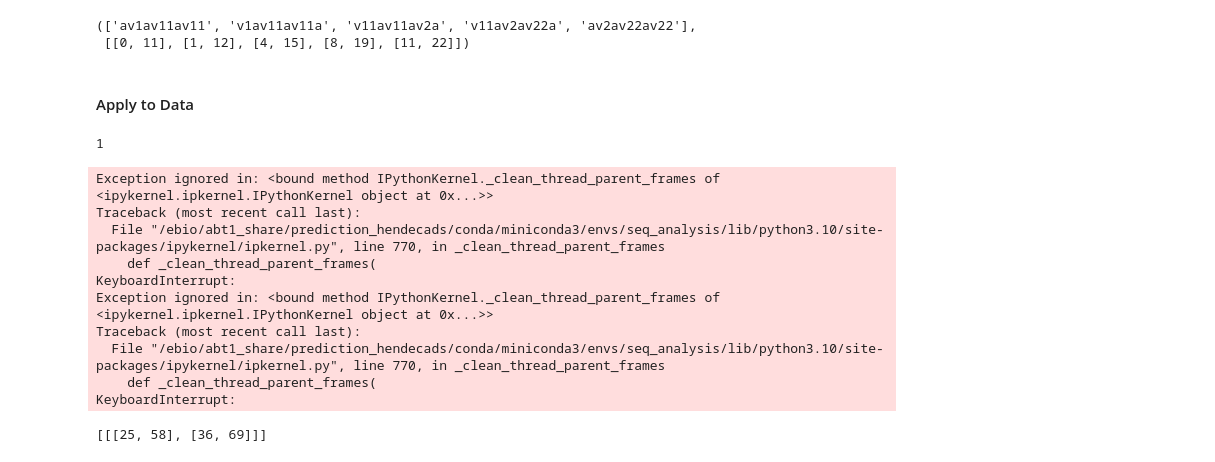
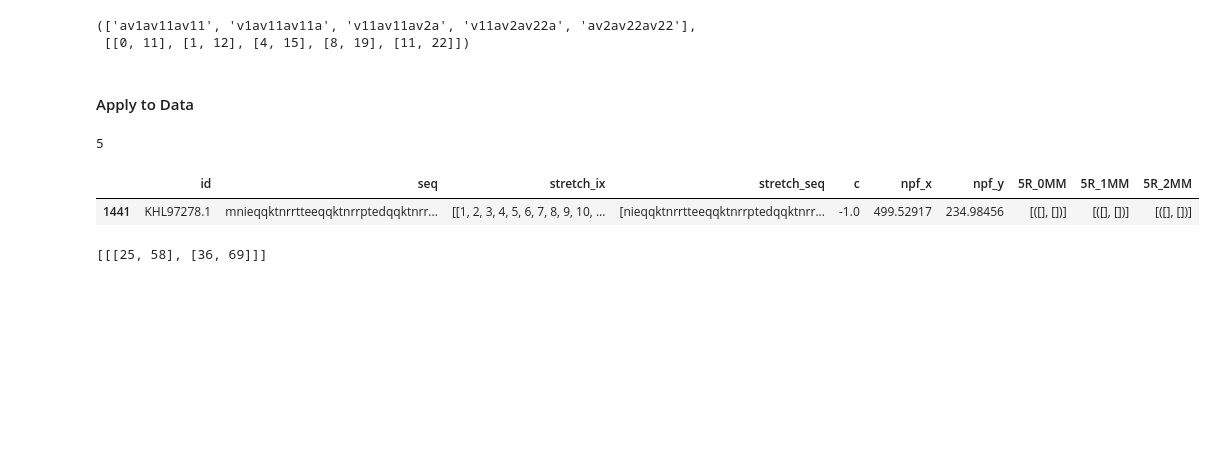
Before and after one commit to donEnno/hendecads, a Jupyter notebook: 1_RegEx/regEx_analysis.ipynb, the cells around one changed output. Saved outputs shown, nothing was run; the diff lists cells and outputs as text; code cells hidden in the pictures; blank space fills up the shorter version.

```diff
--- a/1_RegEx/regEx_analysis.ipynb
+++ b/1_RegEx/regEx_analysis.ipynb
@@ -35,7 +35,7 @@ pattern = r'\[\[.*?\]\]'
 for seq_ix, seq in enumerate(list(SeqIO.parse(open(input_file), 'fasta'))):
 
     print(f"Processing sequence {seq_ix+1}/{n_seq}", end='\r')
-
+    if seq.id.startswith('KHL'): print('!' * 100)
     s = str(seq.seq).lower()
     d = str(seq.description)
 
@@ -164,19 +181,14 @@ for lx in [1, 3, 5, 10]:  # number of consecutive repeats
     for mmx in range(0, 3):
         df[f'{lx}R_{mmx}MM'] = df.apply(lambda x: process_row(x, lx, mmx), axis=1)
 
-df.to_csv('/home/enno/uni/SS24/thesis/1_RegEx/0_data/regEx.csv', index=False)
+# df.to_csv('/home/enno/uni/SS24/thesis/1_RegEx/0_data/regEx.csv', index=False)
 # %% [output]
-1
+5
-Exception ignored in: <bound method IPythonKernel._clean_thread_parent_frames of <ipykernel.ipkernel.IPythonKernel object at 0x...>>
-Traceback (most recent call last):
-  File "/ebio/abt1_share/prediction_hendecads/conda/miniconda3/envs/seq_analysis/lib/python3.10/site-packages/ipykernel/ipkernel.py", line 770, in _clean_thread_parent_frames
-    def _clean_thread_parent_frames(
-KeyboardInterrupt:
-Exception ignored in: <bound method IPythonKernel._clean_thread_parent_frames of <ipykernel.ipkernel.IPythonKernel object at 0x...>>
-Traceback (most recent call last):
-  File "/ebio/abt1_share/prediction_hendecads/conda/miniconda3/envs/seq_analysis/lib/python3.10/site-packages/ipykernel/ipkernel.py", line 770, in _clean_thread_parent_frames
-    def _clean_thread_parent_frames(
-KeyboardInterrupt:
+# %%
+df[df['id'].str.startswith('KHL')]
+# %% [output]
+|  | id | seq | stretch_ix | stretch_seq | c | npf_x | npf_y | 5R_0MM | 5R_1MM | 5R_2MM |
+| 1441 | KHL97278.1 | mnieqqktnrrtteeqqktnrrptedqqktnrr... | [[1, 2, 3, 4, 5, 6, 7, 8, 9, 10, ... | [nieqqktnrrtteeqqktnrrptedqqktnrr... | -1.0 | 499.52917 | 234.98456 | [([], [])] | [([], [])] | [([], [])] |
 # %%
 [x[1] for x in df[col0[1]][0]]
 # %% [output]
```
Also changed, not shown: parts of 4 cells of this notebook, 32 other files.
